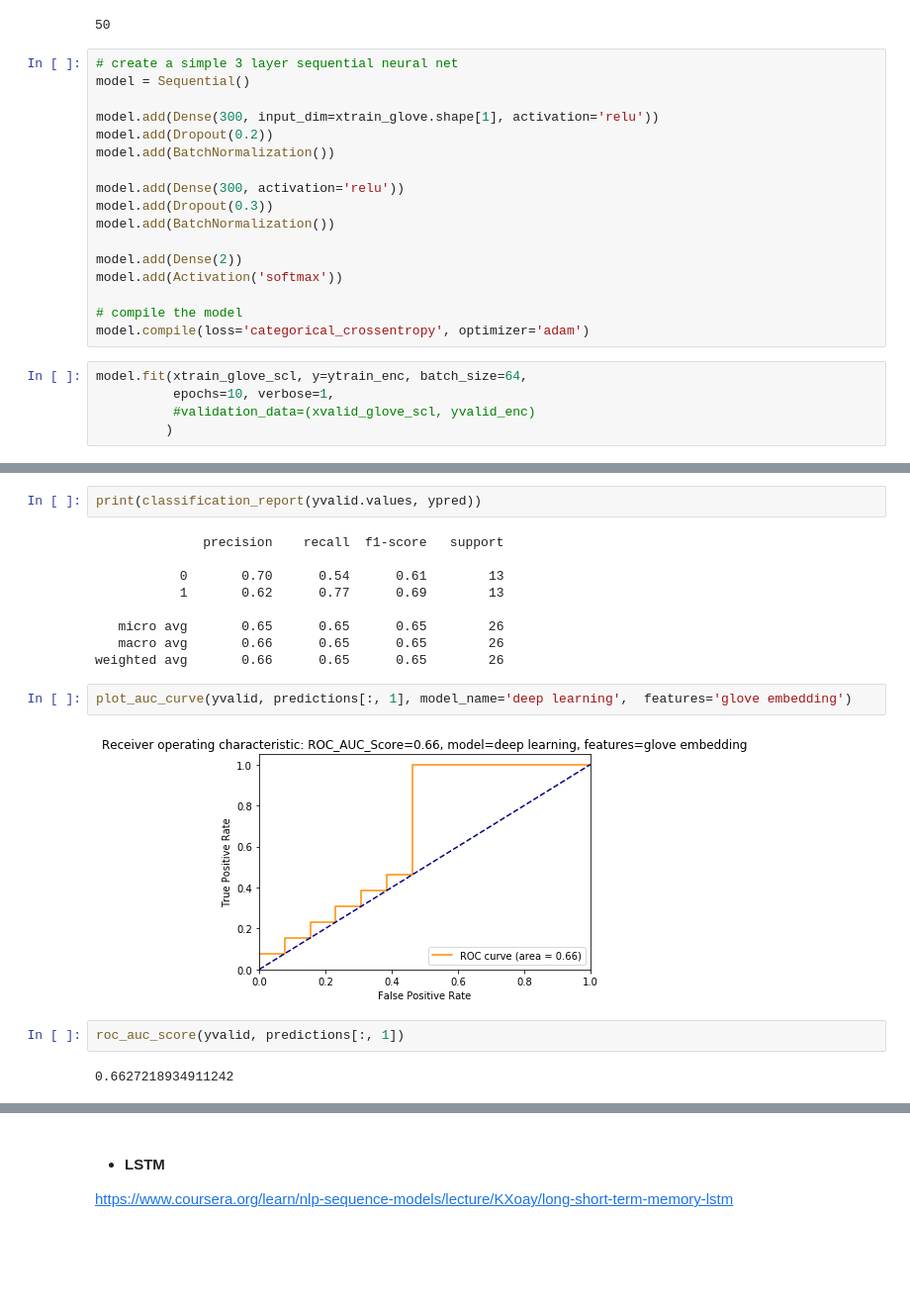
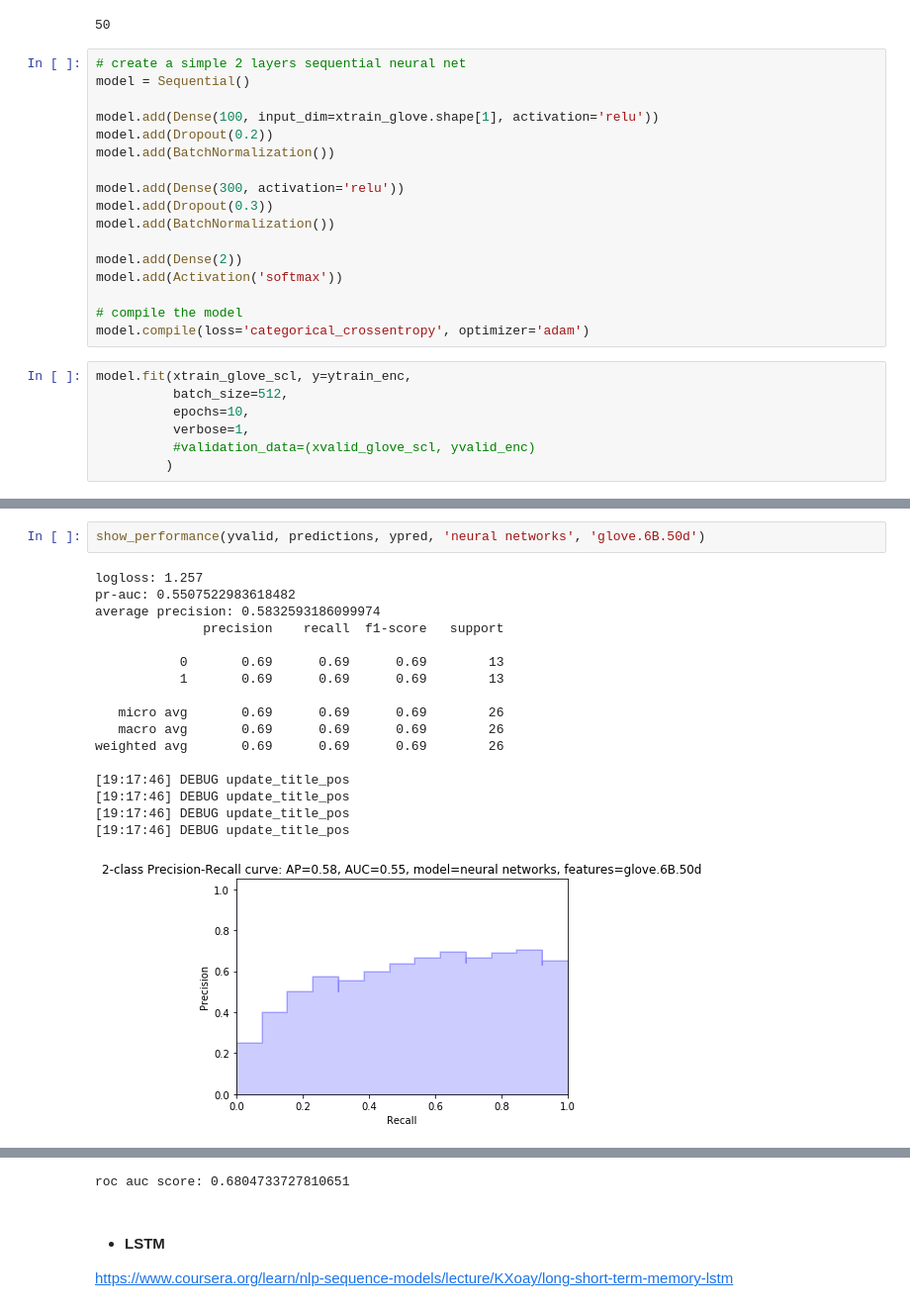
Before and after one commit to ck-unifr/german-wings-airline-challenge, a Jupyter notebook: german-wings-review.ipynb, the cells around one changed output, grey strips where cells are left out. Shown at 99% size. Cells and saved outputs as stored; diff of their text form; blank space fills up the shorter version.

```diff
--- a/german-wings-review.ipynb
+++ b/german-wings-review.ipynb
@@ -1701,10 +1698,10 @@ xtrain_glove.shape[1]
 # %% [output]
 50
 # %%
-# create a simple 3 layer sequential neural net
+# create a simple 2 layers sequential neural net
 model = Sequential()
 
-model.add(Dense(300, input_dim=xtrain_glove.shape[1], activation='relu'))
+model.add(Dense(100, input_dim=xtrain_glove.shape[1], activation='relu'))
 model.add(Dropout(0.2))
 model.add(BatchNormalization())
 
@@ -1718,8 +1715,10 @@ model.add(Activation('softmax'))
 # compile the model
 model.compile(loss='categorical_crossentropy', optimizer='adam')
 # %%
-model.fit(xtrain_glove_scl, y=ytrain_enc, batch_size=64,
-          epochs=10, verbose=1,
+model.fit(xtrain_glove_scl, y=ytrain_enc,
+          batch_size=512,
+          epochs=10,
+          verbose=1,
           #validation_data=(xvalid_glove_scl, yvalid_enc)
          )
 # %% [output]
@@ -1759,19 +1750,20 @@ plot_pr_curve(yvalid, predictions[:, 1], model_name='deep learning', features='g
-# %%
-print(classification_report(yvalid.values, ypred))
-# %% [output]
-              precision    recall  f1-score   support
-
-           0       0.70      0.54      0.61        13
-           1       0.62      0.77      0.69        13
-
-   micro avg       0.65      0.65      0.65        26
-   macro avg       0.66      0.65      0.65        26
-weighted avg       0.66      0.65      0.65        26
-# %%
-plot_auc_curve(yvalid, predictions[:, 1], model_name='deep learning',  features='glove embedding')
-# %% [output]
-[figure, removed]
-# %%
-roc_auc_score(yvalid, predictions[:, 1])
-# %% [output]
-0.6627218934911242
+# %%
+show_performance(yvalid, predictions, ypred, 'neural networks', 'glove.6B.50d')
+# %% [output]
+logloss: 1.257
+pr-auc: 0.5507522983618482
+average precision: 0.5832593186099974
+              precision    recall  f1-score   support
+
+           0       0.69      0.69      0.69        13
+           1       0.69      0.69      0.69        13
+
+   micro avg       0.69      0.69      0.69        26
+   macro avg       0.69      0.69      0.69        26
+weighted avg       0.69      0.69      0.69        26
+
+[19:17:46] DEBUG update_title_pos
+[19:17:46] DEBUG update_title_pos
+[19:17:46] DEBUG update_title_pos
+[19:17:46] DEBUG update_title_pos
+[figure, added]
@@ -1778,3 +1775,4 @@ roc_auc_score(yvalid, predictions[:, 1])
+roc auc score: 0.6804733727810651
 # %% [markdown]
 - #### LSTM
 
```
Also changed, not shown: parts of 54 cells of this notebook.
